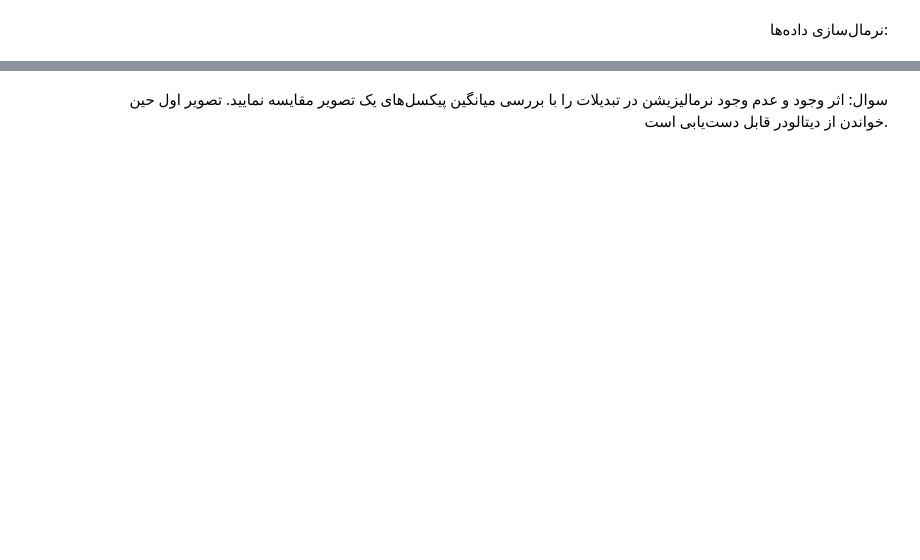
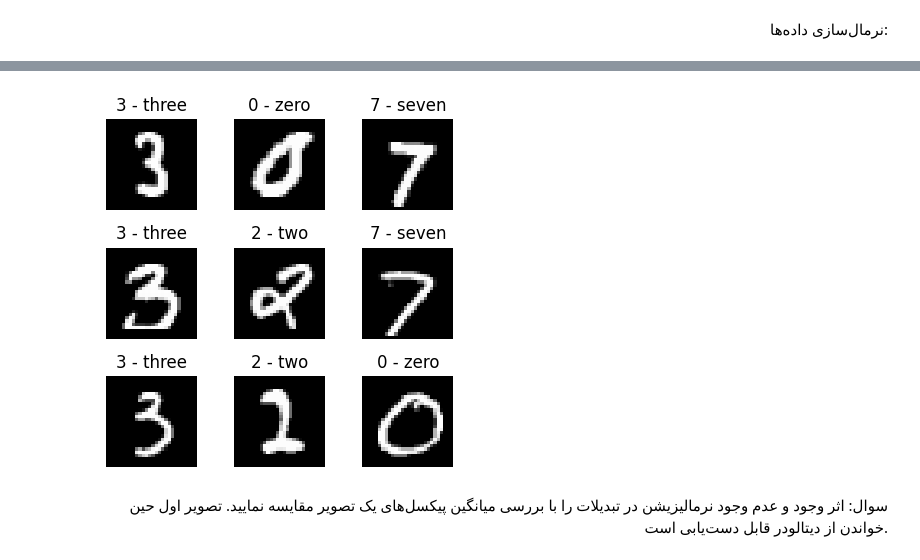
Before and after one commit to ErfanMasoudiBA/GenAI-Vision-Bootcamp, a Jupyter notebook: 00_workshop/05_7_Mordad/notebooks/torch_02_transforms.ipynb, the cells around one changed output, grey strips where cells are left out. Drawn from its saved outputs; the diff is of its cells as text; code cells hidden in the pictures; blank space fills up the shorter version.

```diff
--- a/00_workshop/05_7_Mordad/notebooks/torch_02_transforms.ipynb
+++ b/00_workshop/05_7_Mordad/notebooks/torch_02_transforms.ipynb
@@ -210,24 +212,28 @@ show_random_samples(training_data, tensor=True)
 # %%
 from torchvision import datasets
 import torchvision.transforms as transforms
 from torchvision.transforms import ToTensor
 from torchvision.transforms import Resize
 from torchvision.transforms import RandomHorizontalFlip
 from torchvision.transforms import RandomCrop
 from torchvision.transforms import RandomRotation
 from torchvision.transforms import Normalize
 
 transform = transforms.Compose([
     ToTensor(),
     Normalize((0.5,), (0.5,))
 ])
 
 training_data = datasets.MNIST(
     root="../data",
     train=True,
     download=True,
     transform=transform
 )
+
+show_random_samples(training_data, tensor=True)
+# %% [output]
+[figure, added]
 # %% [markdown]
 <div dir="rtl" style="text-align: right;">
 سوال:
```
Also changed, not shown: parts of 11 cells of this notebook, 1 other file.
